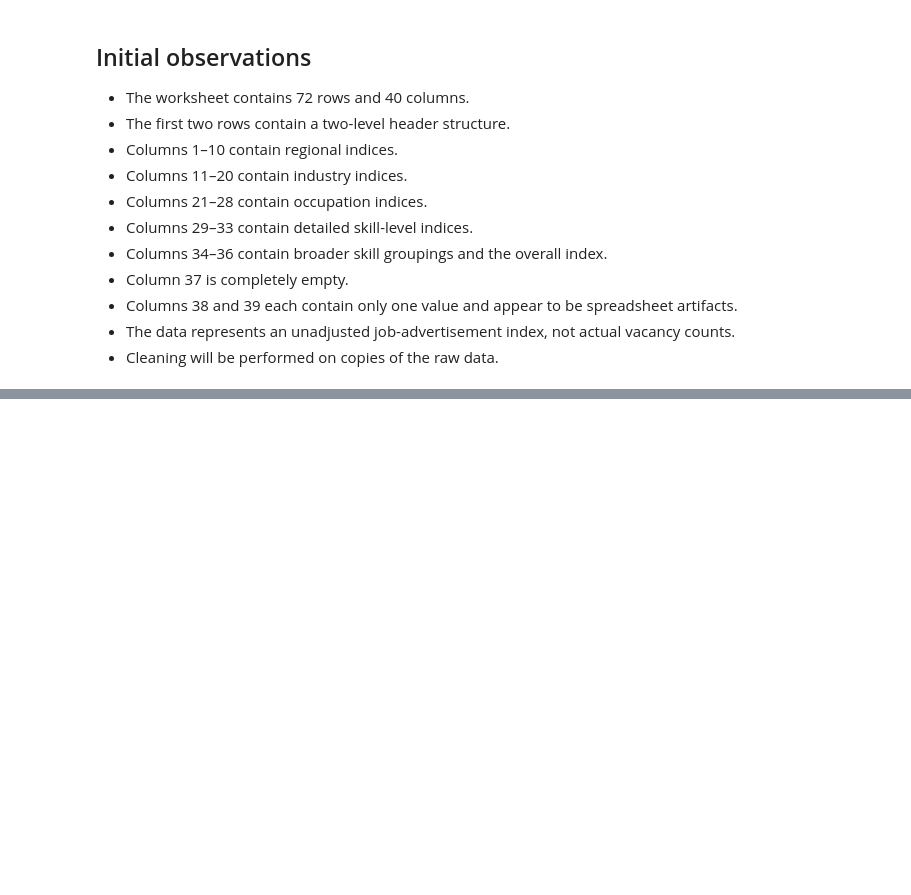
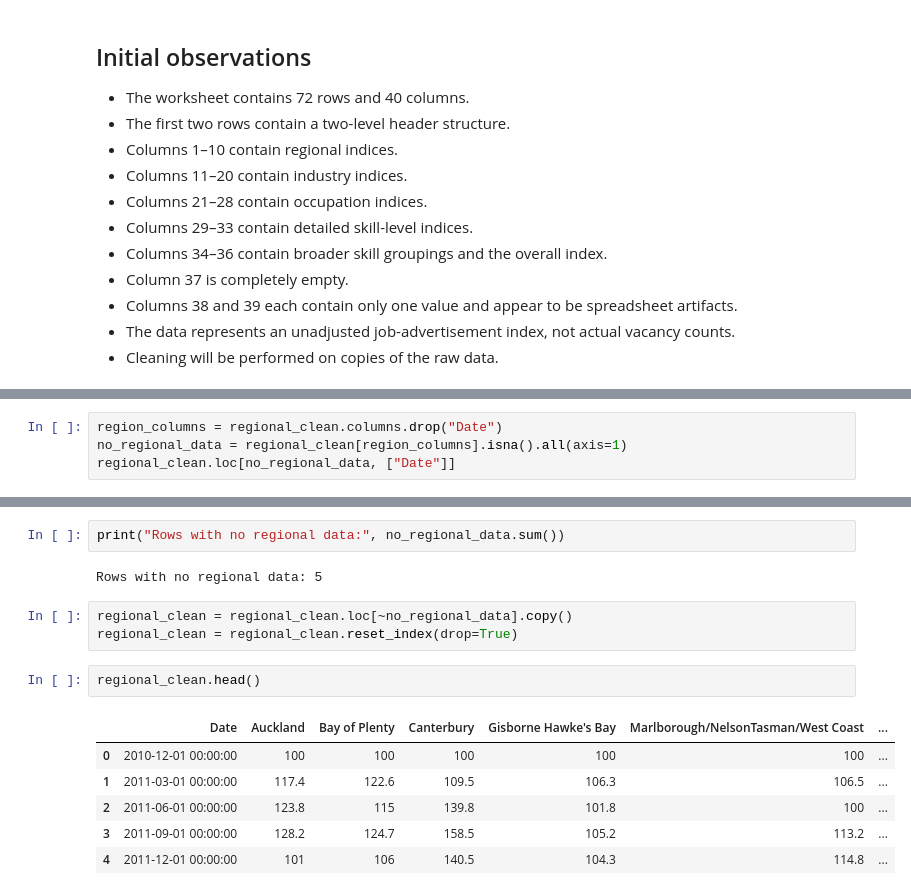
Before and after one commit to kamalpreetsinghh/nz-job-market-data-analysis, a Jupyter notebook: notebooks/01_data_loading.ipynb, the cells around one changed output, grey strips where cells are left out. Drawn from its saved outputs; the diff is of its cells as text; blank space fills up the shorter version.

```diff
--- a/notebooks/01_data_loading.ipynb
+++ b/notebooks/01_data_loading.ipynb
@@ -155,0 +203,4 @@ dtype: int64
+# %%
+region_columns = regional_clean.columns.drop("Date")
+no_regional_data = regional_clean[region_columns].isna().all(axis=1)
+regional_clean.loc[no_regional_data, ["Date"]]
@@ -155,0 +214,16 @@ dtype: int64
+# %%
+print("Rows with no regional data:", no_regional_data.sum())
+# %% [output]
+Rows with no regional data: 5
+# %%
+regional_clean = regional_clean.loc[~no_regional_data].copy()
+regional_clean = regional_clean.reset_index(drop=True)
+# %%
+regional_clean.head()
+# %% [output]
+|  | Date | Auckland | Bay of Plenty | Canterbury | Gisborne Hawke's Bay | Marlborough/NelsonTasman/West Coast | ... |
+| 0 | 2010-12-01 00:00:00 | 100 | 100 | 100 | 100 | 100 | ... |
+| 1 | 2011-03-01 00:00:00 | 117.4 | 122.6 | 109.5 | 106.3 | 106.5 | ... |
+| 2 | 2011-06-01 00:00:00 | 123.8 | 115 | 139.8 | 101.8 | 100 | ... |
+| 3 | 2011-09-01 00:00:00 | 128.2 | 124.7 | 158.5 | 105.2 | 113.2 | ... |
+| 4 | 2011-12-01 00:00:00 | 101 | 106 | 140.5 | 104.3 | 114.8 | ... |
```
Also changed, not shown: parts of 22 cells of this notebook.
